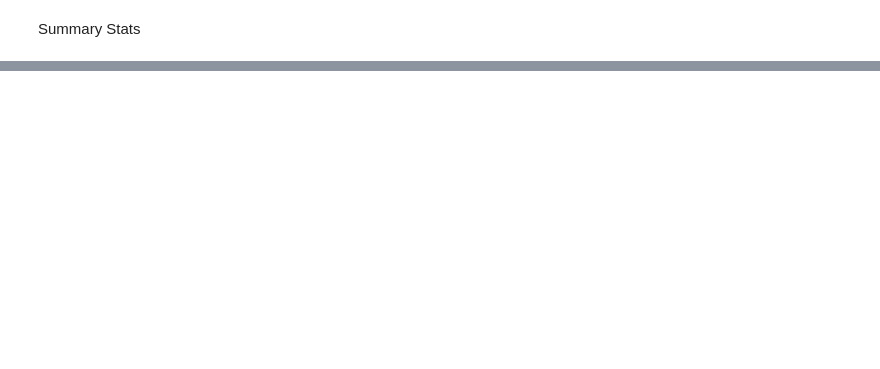
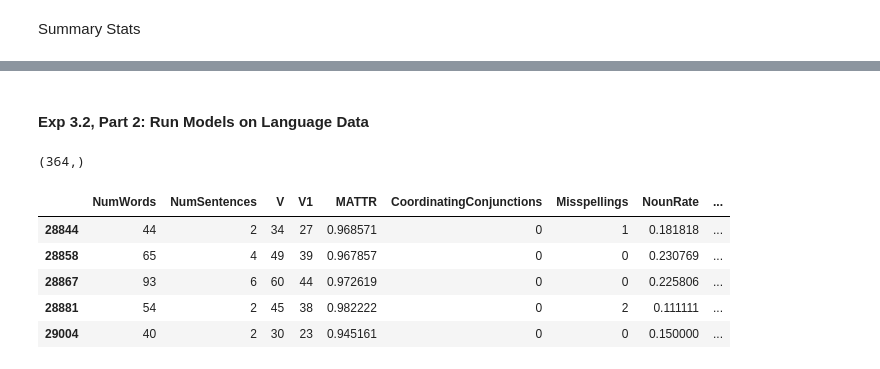
Before and after one commit to trallen91/Trace, a Jupyter notebook: 2018.09.05_AlzU_Data_Analysis.ipynb, the cells around one changed output, grey strips where cells are left out. Saved outputs shown, nothing was run; the diff lists cells and outputs as text; code cells hidden in the pictures; blank space fills up the shorter version.

```diff
--- a/2018.09.05_AlzU_Data_Analysis.ipynb
+++ b/2018.09.05_AlzU_Data_Analysis.ipynb
@@ -712,0 +861,9 @@ Num respondents with cognitive scores and at least one response to writing promp
+# %%
+#https://raw.githubusercontent.com/dwyl/english-words/master/words.txt
+with open('words.txt','r') as words:
+    word_list = words.read().splitlines()
+
+word_list = [w.lower() for w in word_list]
+
+
+len(word_list)
@@ -712,0 +1254,34 @@ Num respondents with cognitive scores and at least one response to writing promp
+# %% [markdown]
+#### Exp 3.2, Part 2: Run Models on Language Data
+# %%
+mem_responses = all_data.loc[have_mem_indices].iloc[:,memory_prompt_idx] #Just responses themselves
+print(mem_responses.shape)
+
+memory_response_df = mem_responses.to_frame(name='Response')
+memory_response_df['NumWords'] = memory_response_df.apply(lambda row: word_count(row['Response']), axis=1)
+memory_response_df['NumSentences'] = memory_response_df.apply(lambda row: sentence_count(row['Response'].decode('utf-8')), axis=1)
+memory_response_df['V'] = memory_response_df.apply(lambda row: uniq_words(row['Response']), axis=1)
+memory_response_df['V1'] = memory_response_df.apply(lambda row: single_appearances(row['Response']), axis=1)
+memory_response_df['MATTR'] = memory_response_df.apply(lambda row: calc_MATTR(row['Response']), axis=1)
+memory_response_df['CoordinatingConjunctions'] = memory_response_df.apply(lambda row: coord_conjunctions_init(row['Response'].decode('utf-8')), axis=1)
+memory_response_df['Misspellings'] = memory_response_df.apply(lambda row: misspelt(row['Response'].decode('utf-8')), axis=1)
+memory_response_df['NounRate'] = memory_response_df.apply(lambda row: pos_rate(row['Response'].decode('utf-8'),nn=True), axis=1)
+
+memory_response_df['VerbRate'] = memory_response_df.apply(lambda row: pos_rate(row['Response'].decode('utf-8'),vb=True), axis=1)
+
+memory_response_df['PronounRate'] = memory_response_df.apply(lambda row: pos_rate(row['Response'].decode('utf-8'),pn=True), axis=1)
+
+memory_response_df['ProperNounRate'] = memory_response_df.apply(lambda row: pos_rate(row['Response'].decode('utf-8'),proper=True), axis=1)
+
+memory_response_df.drop('Response', axis=1, inplace=True) #get rid of actual text
+# %% [output]
+(364,)
+# %%
+memory_response_df.head()
+# %% [output]
+|  | NumWords | NumSentences | V | V1 | MATTR | CoordinatingConjunctions | Misspellings | NounRate | ... |
+| 28844 | 44 | 2 | 34 | 27 | 0.968571 | 0 | 1 | 0.181818 | ... |
+| 28858 | 65 | 4 | 49 | 39 | 0.967857 | 0 | 0 | 0.230769 | ... |
+| 28867 | 93 | 6 | 60 | 44 | 0.972619 | 0 | 0 | 0.225806 | ... |
+| 28881 | 54 | 2 | 45 | 38 | 0.982222 | 0 | 2 | 0.111111 | ... |
+| 29004 | 40 | 2 | 30 | 23 | 0.945161 | 0 | 0 | 0.150000 | ... |
```
Also changed, not shown: parts of 93 cells of this notebook.
